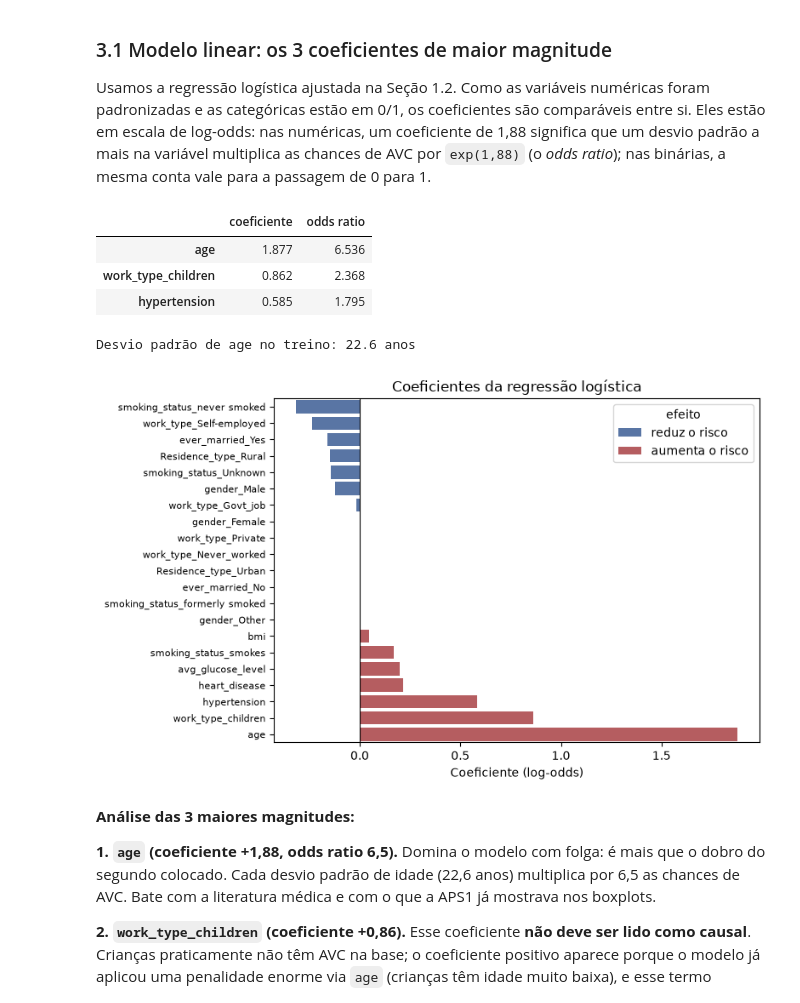
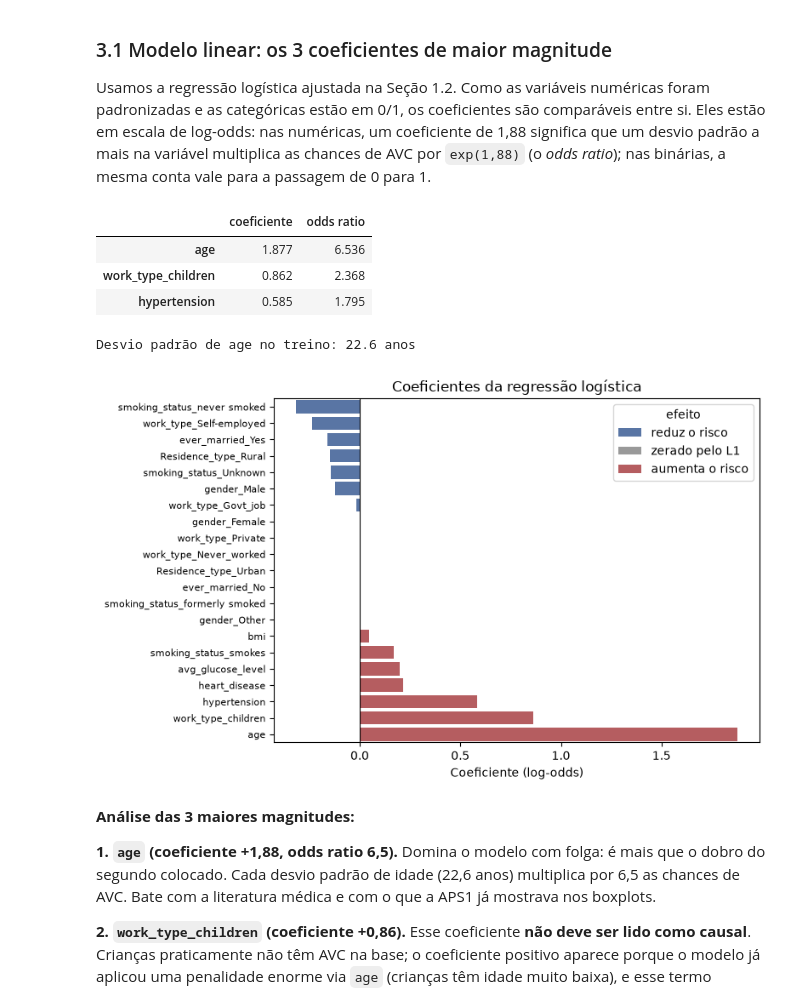
Before and after one commit to emilybrtt/projeto-machine-learning, a Jupyter notebook: aps2_modelagem.ipynb, the cells around one changed output. Saved outputs shown, nothing was run; the diff lists cells and outputs as text; code cells hidden in the pictures.

```diff
--- a/aps2_modelagem.ipynb
+++ b/aps2_modelagem.ipynb
@@ -661,36 +674,40 @@ coeficientes["odds ratio"] = np.exp(coeficientes["coeficiente"])
 
 display(coeficientes.sort_values("coeficiente", key=abs, ascending=False).head(3).round(3))
 desvio_idade = modelo_linear[0].named_transformers_["numericas"]["scaler"].scale_[0]
 print(f"Desvio padrão de age no treino: {desvio_idade:.1f} anos")
 
 ordenados = coeficientes.sort_values("coeficiente").assign(
-    efeito=lambda d: np.where(d["coeficiente"] > 0, "aumenta o risco", "reduz o risco")
+    efeito=lambda d: np.select(
+        [d["coeficiente"] > 0, d["coeficiente"] < 0],
+        ["aumenta o risco", "reduz o risco"],
+        "zerado pelo L1",
+    )
 )
 
 fig, ax = plt.subplots(figsize=(8, 5))
 sns.barplot(
     data=ordenados,
     x="coeficiente",
     y=ordenados.index,
     hue="efeito",
-    palette={"aumenta o risco": "#C44E52", "reduz o risco": "#4C72B0"},
+    palette={"aumenta o risco": "#C44E52", "reduz o risco": "#4C72B0", "zerado pelo L1": "#999999"},
     ax=ax,
 )
 ax.axvline(0, color="black", linewidth=0.8)
 ax.set_xlabel("Coeficiente (log-odds)")
 ax.set_ylabel("")
 ax.set_title("Coeficientes da regressão logística")
 ax.tick_params(axis="y", labelsize=8)
 
 plt.tight_layout()
 plt.show()
 # %% [output]
 |  | coeficiente | odds ratio |
 | age | 1.877 | 6.536 |
 | work_type_children | 0.862 | 2.368 |
 | hypertension | 0.585 | 1.795 |
 Desvio padrão de age no treino: 22.6 anos
-[figure, old version]
+[figure, new version]
 # %% [markdown]
 **Análise das 3 maiores magnitudes:**
 
```
Also changed, not shown: parts of 10 cells of this notebook, 6 other files.
